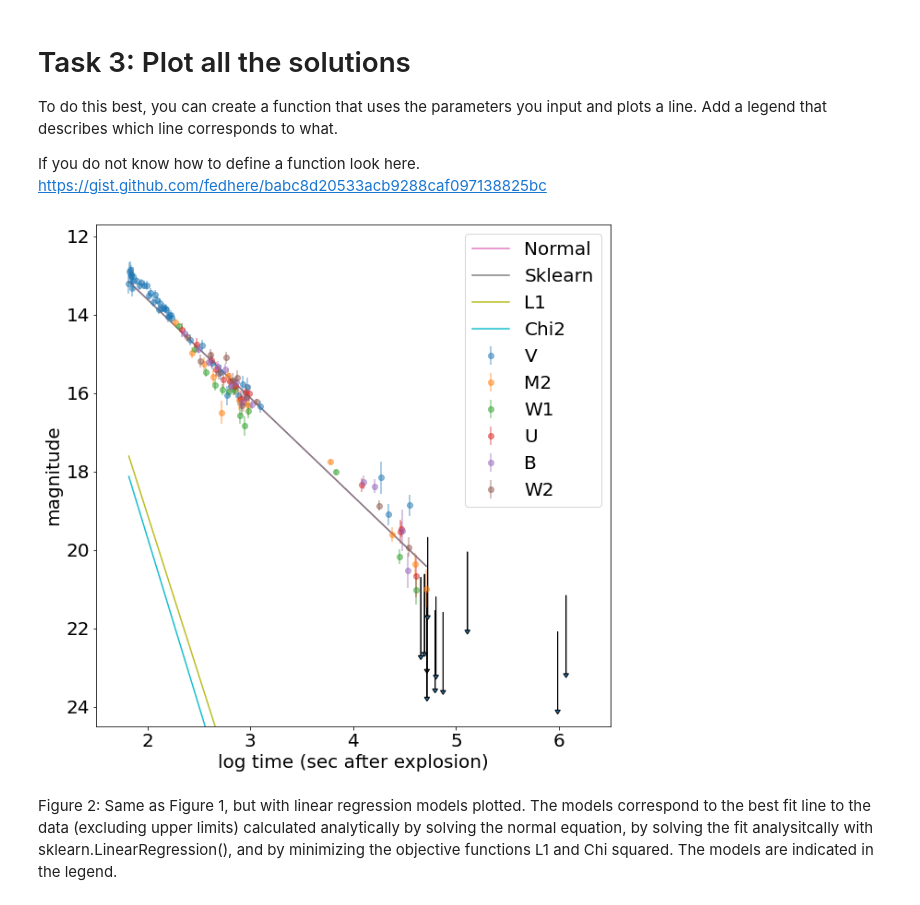
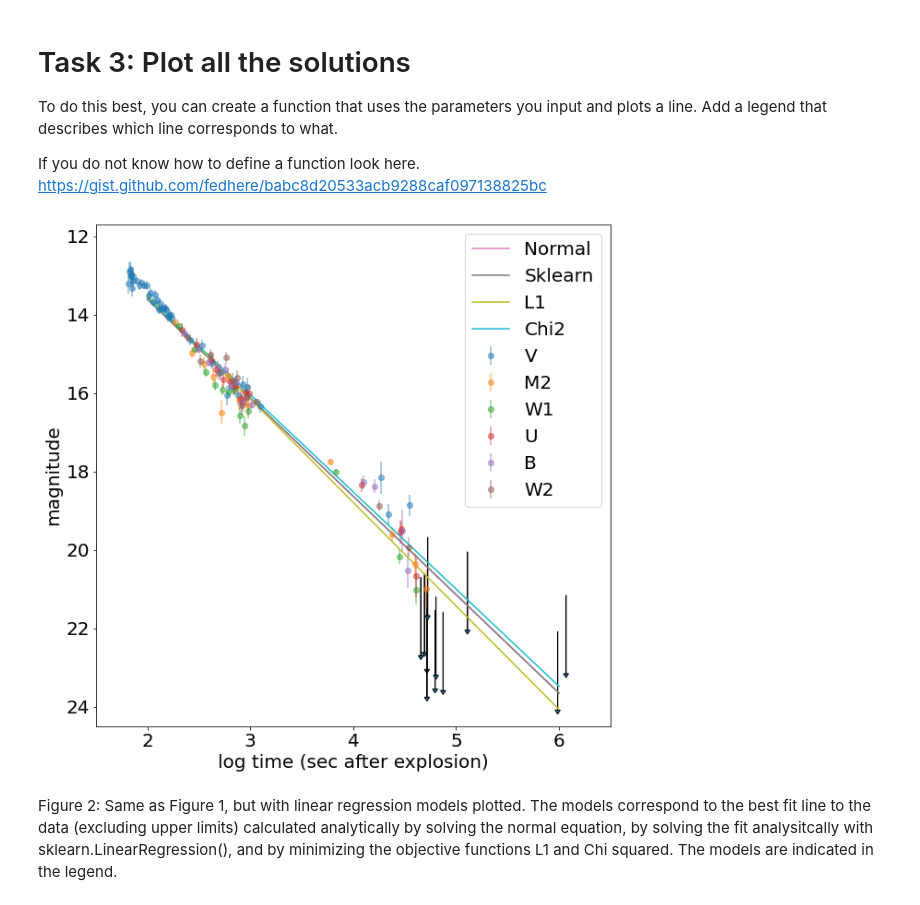
Before and after one commit to marcocaramanti/MLPNS_MCaramanti, a Jupyter notebook: linearRegression/FittingLineToGRBAfterglows.ipynb, the cells around one changed output. Drawn from its saved outputs; the diff is of its cells as text; code cells hidden in the pictures.

```diff
--- a/linearRegression/FittingLineToGRBAfterglows.ipynb
+++ b/linearRegression/FittingLineToGRBAfterglows.ipynb
@@ -243,9 +274,10 @@ Since the data has uncertainty, choose the Pearson's $\chi^2$ (chi squared) func
 # %%
 def chi2(args, x, y, s):
     a, b = args
-    return sum((y - line(x,a,b))**2 / s**2) #see notes
+    return np.sum((y - line(x,a,b))**2 / s**2) #see notes
 
-s = grbAGnu.magerr # assign the uncertainties to s. Its the column names "magerr"
+s = grbAGnu.magerr.values
+# assign the uncertainties to s. Its the column names "magerr"
 
 initialGuess = (10, 1)
 
@@ -276,13 +308,15 @@ To do this best, you can create a function that uses the parameters you input an
 
 If you do not know how to define a function look here. https://gist.github.com/fedhere/babc8d20533acb9288caf097138825bc
 # %%
-def plotline(ax, intercept, slope, x, str):
+def plotline(ax, intercept, slope, str):
+    x = np.array([2, 6])
     ax.plot(x, slope * x + intercept, label = str)
 
 
 ax = pl.figure(figsize=(10,10)).add_subplot(111)
 
 # plot the datapoints as above as errorbars
+# Da qui copiamo il codice di prima
 
 for f in grbAG["filter"].unique():
     pl.errorbar(grbAG.loc[grbAG["filter"] == f, "logtime"],
@@ -298,38 +332,40 @@ for f in grbAG["filter"].unique():
 
 
 # plot the upperlimits as arrows
 for i in grbAG[grbAG.upperlimit == 1].index:
     pl.arrow(grbAG.loc[i].logtime,
              grbAG.loc[i].magerr, 0, 2,
             head_width=0.05, head_length=0.1, ec='k');
 
+# Fine copia
+
 #plot the models
 
 #normal equation
-plotline(ax, theta_best[0], theta_best[1], x, "Normal")
+plotline(ax, theta_best[0], theta_best[1], "Normal")
 
 #sklearn
-plotline(ax, lr.intercept_, lr.coef_[1], x, "Sklearn")
+plotline(ax, lr.intercept_, lr.coef_[1], "Sklearn")
 
 #minimize L1
-plotline(ax, l1Solution.x[1], l1Solution.x[0], x, "L1")
+plotline(ax, l1Solution.x[0], l1Solution.x[1], "L1")
 
 #minimize chi2
-plotline(ax, chi2Solution.x[1], chi2Solution.x[0], x, "Chi2")
+plotline(ax, chi2Solution.x[0], chi2Solution.x[1], "Chi2")
 
 # pl.ylim(...
 
 pl.legend()
 
 #with the LinearRegression object I can also do
 #pl.plot(grbAG.logtime, lr.predict(np.c_[np.ones((len(grbAG), 1)), grbAG.logtime]), 'k-')
 
 pl.ylim(24.5,11.7)
 pl.xlim(1.5, 6.5)
 pl.ylabel("magnitude", fontsize=20)
 pl.xlabel("log time (sec after explosion)", fontsize=20);
 # %% [output]
-[figure, old version]
+[figure, new version]
 # %% [markdown]
 Figure 2: Same as Figure 1, but with linear regression models plotted. The models correspond to the best fit line to the data (excluding upper limits) calculated analytically by solving the normal equation, by solving the fit analysitcally with sklearn.LinearRegression(), and by minimizing the objective functions L1 and Chi squared. The models are indicated in the legend.
 # %%
```
Also changed, not shown: parts of 14 cells of this notebook.
